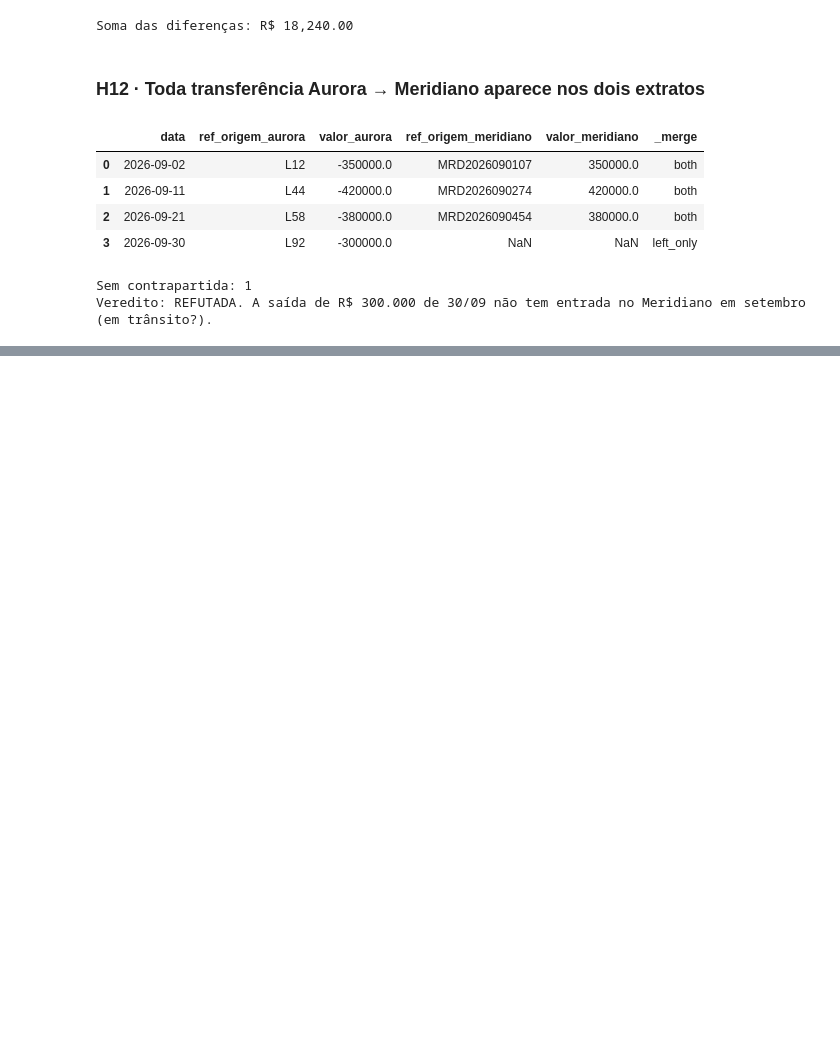
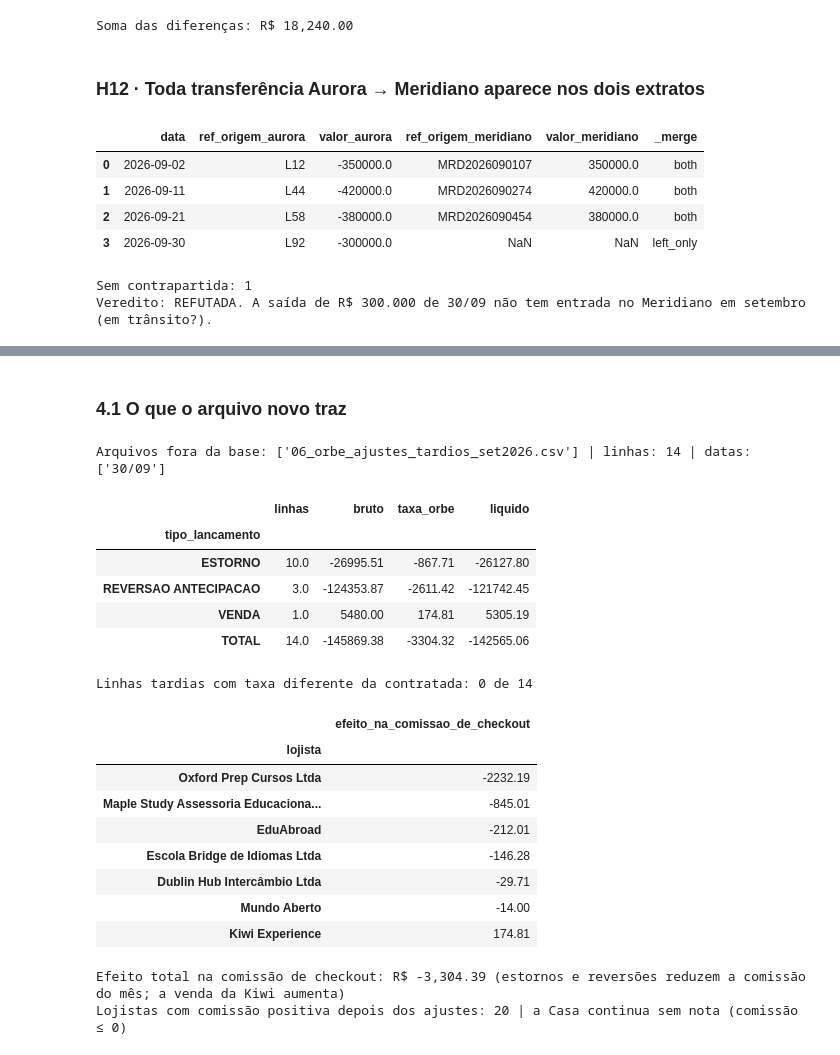
Before and after one commit to matos01pedro26-lab/hackaton_barte, a Jupyter notebook: analise_setembro.ipynb, the cells around one changed output, grey strips where cells are left out. Saved outputs shown, nothing was run; the diff lists cells and outputs as text; code cells hidden in the pictures; blank space fills up the shorter version.

```diff
--- a/analise_setembro.ipynb
+++ b/analise_setembro.ipynb
@@ -840,0 +845,40 @@ Veredito: REFUTADA. A saída de R$ 300.000 de 30/09 não tem entrada no Meridian
+# %% [markdown]
+### 4.1 O que o arquivo novo traz
+# %%
+tard = orbe[orbe.lote != "BASE"].copy()
+print("Arquivos fora da base:", tard.arquivo_origem.unique().tolist(), "| linhas:", len(tard),
+      "| datas:", sorted(tard.data_movimento.dt.strftime("%d/%m").unique()))
+resumo_tard = (tard.groupby("tipo_lancamento")
+               .agg(linhas=("id_transacao", "size"), bruto=("valor_bruto", "sum"), taxa_orbe=("valor_taxa", "sum"),
+                    liquido=("valor_liquido", "sum")).round(2))
+resumo_tard.loc["TOTAL"] = resumo_tard.sum()
+display(resumo_tard)
+
+bt = base[base.lote != "BASE"]
+print("Linhas tardias com taxa diferente da contratada:", int(bt.divergente.sum()), "de", len(bt))
+com_tard = bt.groupby("lojista").comissao_contrato.sum().round(2).sort_values()
+display(com_tard.to_frame("efeito_na_comissao_de_checkout"))
+print(f"Efeito total na comissão de checkout: R$ {com_tard.sum():,.2f} "
+      f"(estornos e reversões reduzem a comissão do mês; a venda da Kiwi aumenta)")
+nenhum_negativo = (base.groupby("lojista").comissao_contrato.sum() > 0).sum()
+print("Lojistas com comissão positiva depois dos ajustes:", int(nenhum_negativo), "| a Casa continua sem nota (comissão ≤ 0)")
+# %% [output]
+Arquivos fora da base: ['06_orbe_ajustes_tardios_set2026.csv'] | linhas: 14 | datas: ['30/09']
+|  | linhas | bruto | taxa_orbe | liquido |
+| tipo_lancamento |  |  |  |  |
+| ESTORNO | 10.0 | -26995.51 | -867.71 | -26127.80 |
+| REVERSAO ANTECIPACAO | 3.0 | -124353.87 | -2611.42 | -121742.45 |
+| VENDA | 1.0 | 5480.00 | 174.81 | 5305.19 |
+| TOTAL | 14.0 | -145869.38 | -3304.32 | -142565.06 |
+Linhas tardias com taxa diferente da contratada: 0 de 14
+|  | efeito_na_comissao_de_checkout |
+| lojista |  |
+| Oxford Prep Cursos Ltda | -2232.19 |
+| Maple Study Assessoria Educaciona... | -845.01 |
+| EduAbroad | -212.01 |
+| Escola Bridge de Idiomas Ltda | -146.28 |
+| Dublin Hub Intercâmbio Ltda | -29.71 |
+| Mundo Aberto | -14.00 |
+| Kiwi Experience | 174.81 |
+Efeito total na comissão de checkout: R$ -3,304.39 (estornos e reversões reduzem a comissão do mês; a venda da Kiwi aumenta)
+Lojistas com comissão positiva depois dos ajustes: 20 | a Casa continua sem nota (comissão ≤ 0)
```
Also changed, not shown: parts of 23 cells of this notebook, 18 other files.
